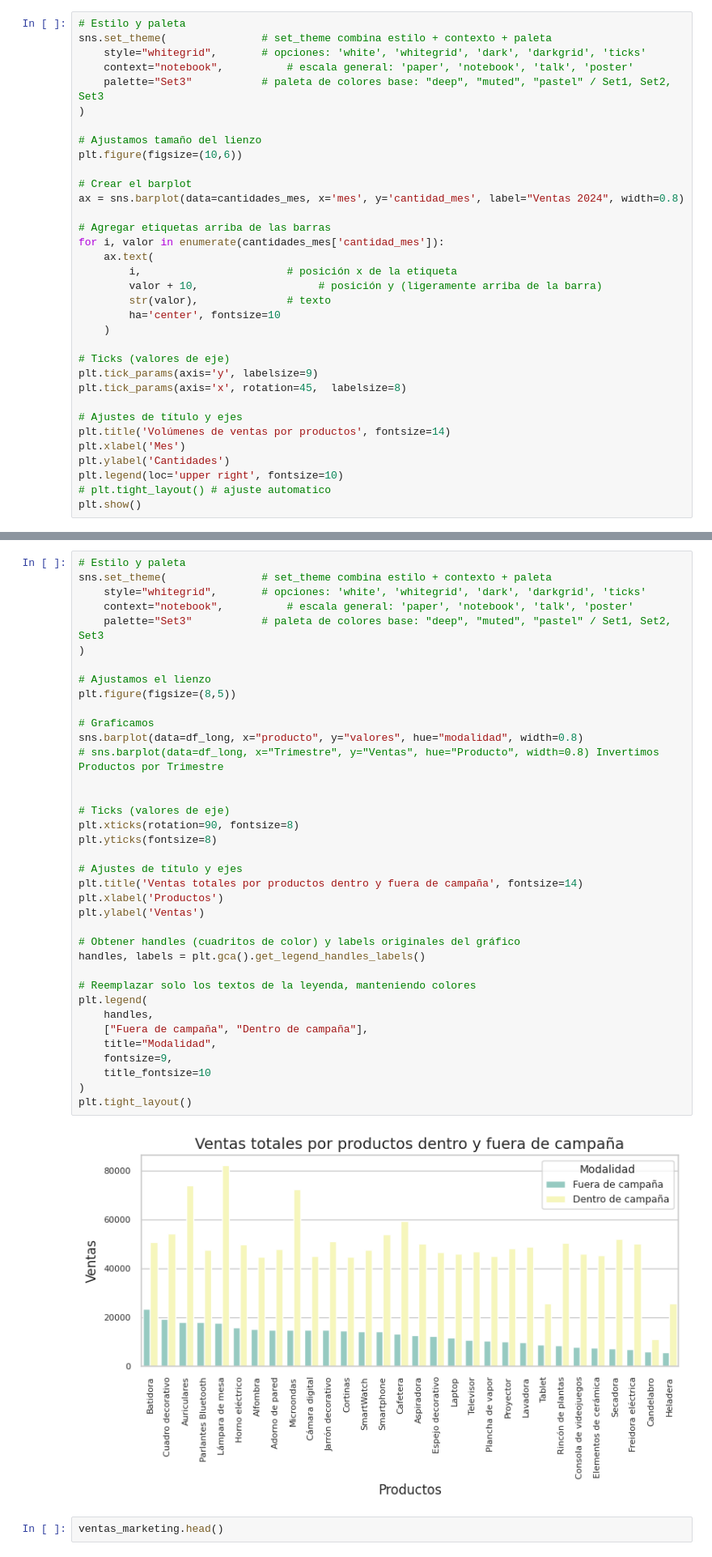
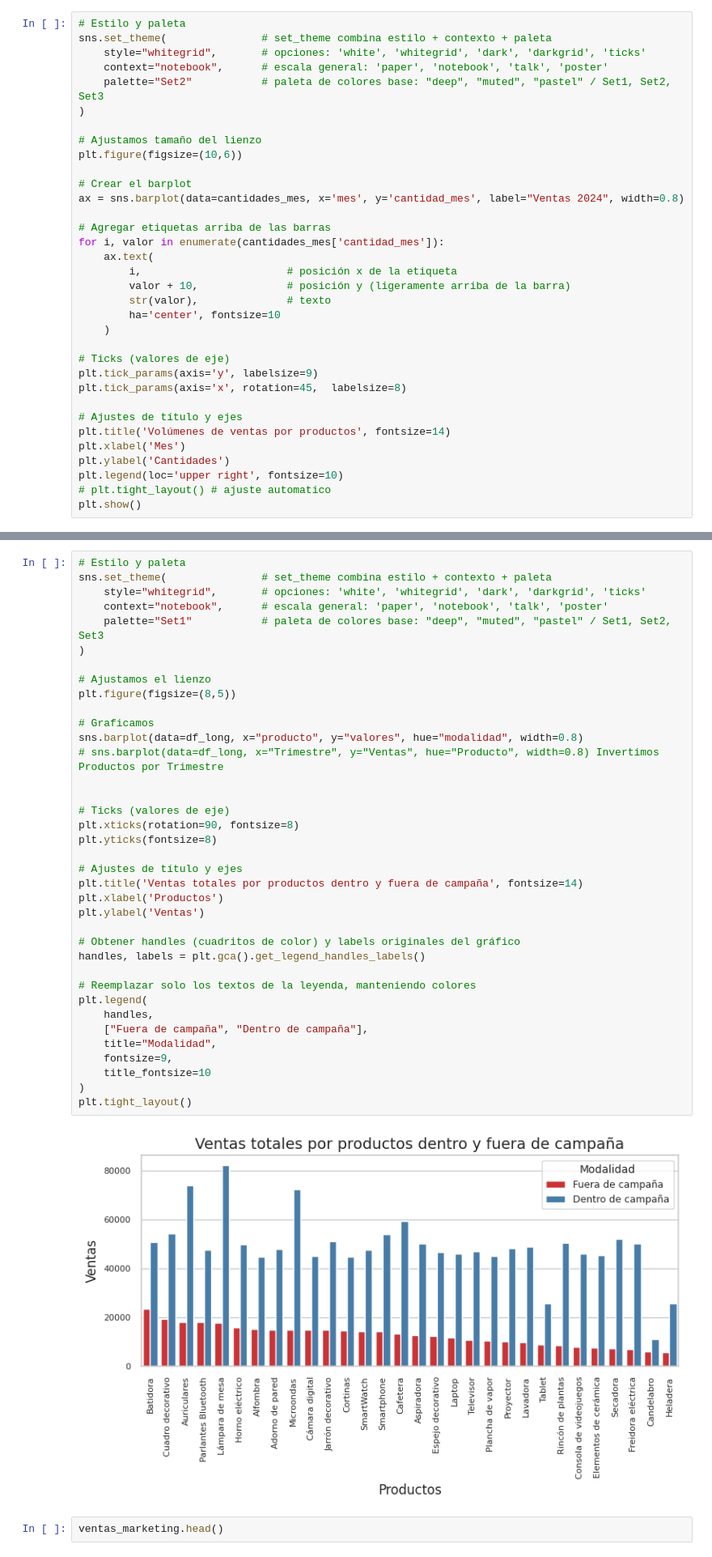
Before and after one commit to FerJGit/TT-2C2025-Data-Analitycs-Notebooks, a Jupyter notebook: EntregaFinal/Mis_Archivos/EntregaFinal.ipynb, the cells around one changed output, grey strips where cells are left out. Shown at 81% size. Cells and saved outputs as stored; diff of their text form.

```diff
--- a/EntregaFinal/Mis_Archivos/EntregaFinal.ipynb
+++ b/EntregaFinal/Mis_Archivos/EntregaFinal.ipynb
@@ -1389,8 +1389,8 @@ cantidades_mes.head()
 # Estilo y paleta
 sns.set_theme(               # set_theme combina estilo + contexto + paleta
     style="whitegrid",       # opciones: 'white', 'whitegrid', 'dark', 'darkgrid', 'ticks'
-    context="notebook",          # escala general: 'paper', 'notebook', 'talk', 'poster'
-    palette="Set3"           # paleta de colores base: "deep", "muted", "pastel" / Set1, Set2, Set3
+    context="notebook",      # escala general: 'paper', 'notebook', 'talk', 'poster'
+    palette="Set2"           # paleta de colores base: "deep", "muted", "pastel" / Set1, Set2, Set3
 )
 
 # Ajustamos tamaño del lienzo
@@ -1403,7 +1403,7 @@ ax = sns.barplot(data=cantidades_mes, x='mes', y='cantidad_mes', label="Ventas 2
 for i, valor in enumerate(cantidades_mes['cantidad_mes']):
     ax.text(
         i,                       # posición x de la etiqueta
-        valor + 10,                   # posición y (ligeramente arriba de la barra)
+        valor + 10,              # posición y (ligeramente arriba de la barra)
         str(valor),              # texto
         ha='center', fontsize=10
     )
@@ -1567,41 +1567,41 @@ df_long.head()
 # Estilo y paleta
 sns.set_theme(               # set_theme combina estilo + contexto + paleta
     style="whitegrid",       # opciones: 'white', 'whitegrid', 'dark', 'darkgrid', 'ticks'
-    context="notebook",          # escala general: 'paper', 'notebook', 'talk', 'poster'
-    palette="Set3"           # paleta de colores base: "deep", "muted", "pastel" / Set1, Set2, Set3
+    context="notebook",      # escala general: 'paper', 'notebook', 'talk', 'poster'
+    palette="Set1"           # paleta de colores base: "deep", "muted", "pastel" / Set1, Set2, Set3
 )
 
 # Ajustamos el lienzo
 plt.figure(figsize=(8,5))
 
 # Graficamos
 sns.barplot(data=df_long, x="producto", y="valores", hue="modalidad", width=0.8)
 # sns.barplot(data=df_long, x="Trimestre", y="Ventas", hue="Producto", width=0.8) Invertimos Productos por Trimestre
 
 
 # Ticks (valores de eje)
 plt.xticks(rotation=90, fontsize=8)
 plt.yticks(fontsize=8)
 
 # Ajustes de título y ejes
 plt.title('Ventas totales por productos dentro y fuera de campaña', fontsize=14)
 plt.xlabel('Productos')
 plt.ylabel('Ventas')
 
 # Obtener handles (cuadritos de color) y labels originales del gráfico
 handles, labels = plt.gca().get_legend_handles_labels()
 
 # Reemplazar solo los textos de la leyenda, manteniendo colores
 plt.legend(
     handles,
     ["Fuera de campaña", "Dentro de campaña"],
     title="Modalidad",
     fontsize=9,
     title_fontsize=10
 )
 plt.tight_layout()
 # %% [output]
-[figure, old version]
+[figure, new version]
 # %%
 ventas_marketing.head()
 # %% [output]
```
Also changed, not shown: parts of 2 cells of this notebook.
